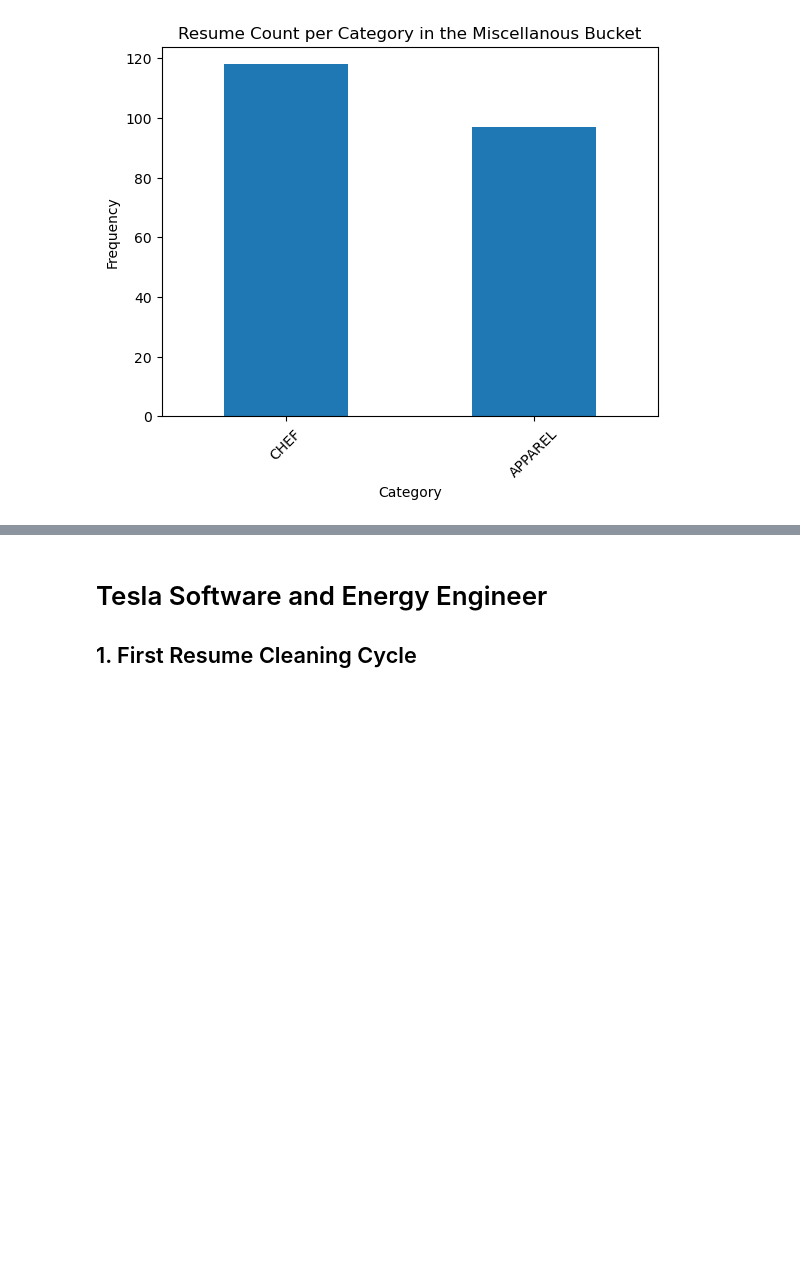
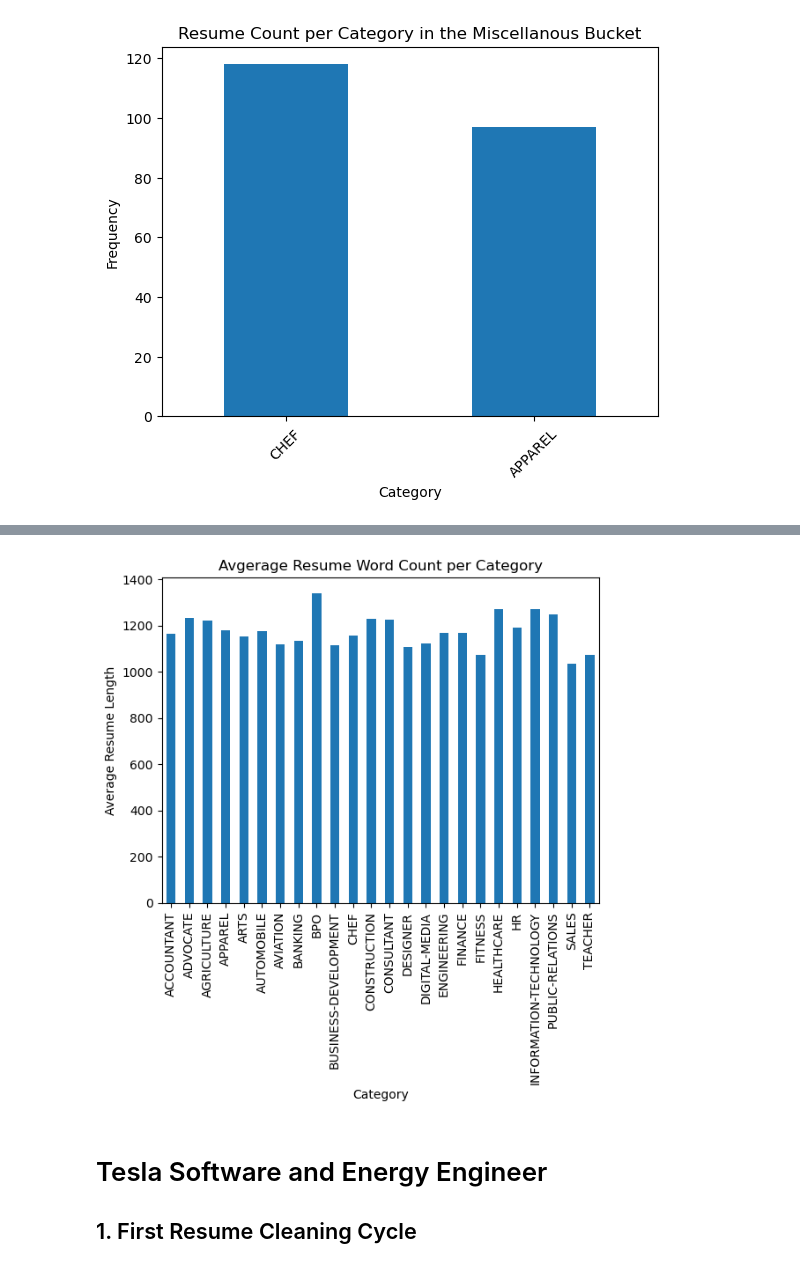
Before and after one commit to henry-AY/ResumeScreening, a Jupyter notebook: Resume_Screening.ipynb, the cells around one changed output, grey strips where cells are left out. Saved outputs shown, nothing was run; the diff lists cells and outputs as text; code cells hidden in the pictures; blank space fills up the shorter version.

```diff
--- a/Resume_Screening.ipynb
+++ b/Resume_Screening.ipynb
@@ -313,13 +313,15 @@ plt.show()
 # %%
-df['resume_length'] = df['Resume_str'].str.count(' ').add(1)
-average_length = df.groupby('Category')['resume_length'].mean()
+df_orig['resume_length'] = df_orig['Resume_str'].str.count(' ').add(1)
+average_length = df_orig.groupby('Category')['resume_length'].mean()
 
 average_length.plot(kind='bar')
-plt.title("Avg Resume Length per Category")
+plt.title("Avgerage Resume Word Count per Category")
 plt.xlabel("Category")
 plt.ylabel("Average Resume Length")
-plt.xticks(rotation=45)
+plt.xticks(rotation=90)
 plt.show()
+# %% [output]
+[figure, added]
 # %% [markdown]
 # Tesla Software and Energy Engineer
 ## 1. First Resume Cleaning Cycle
```
Also changed, not shown: parts of 6 cells of this notebook.
